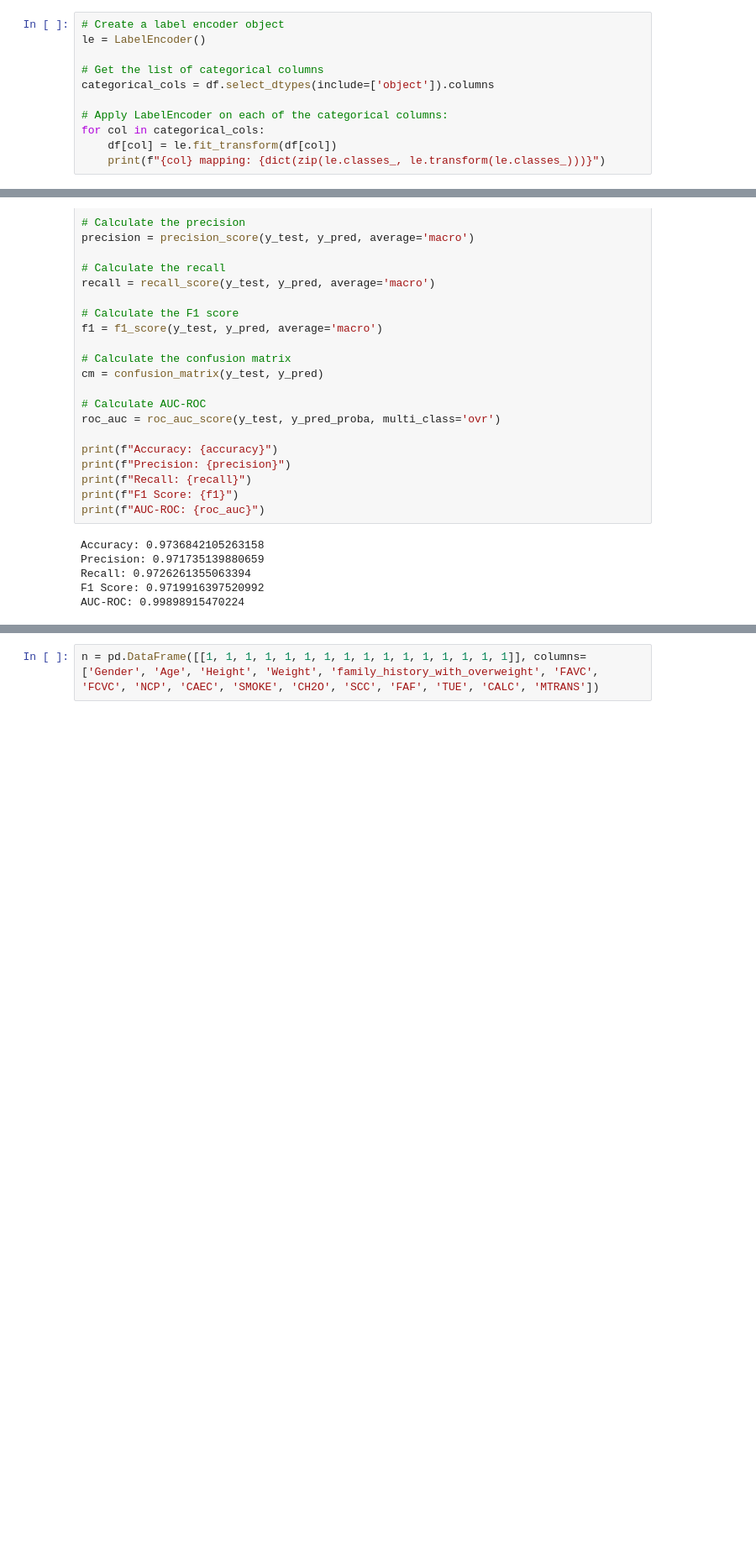
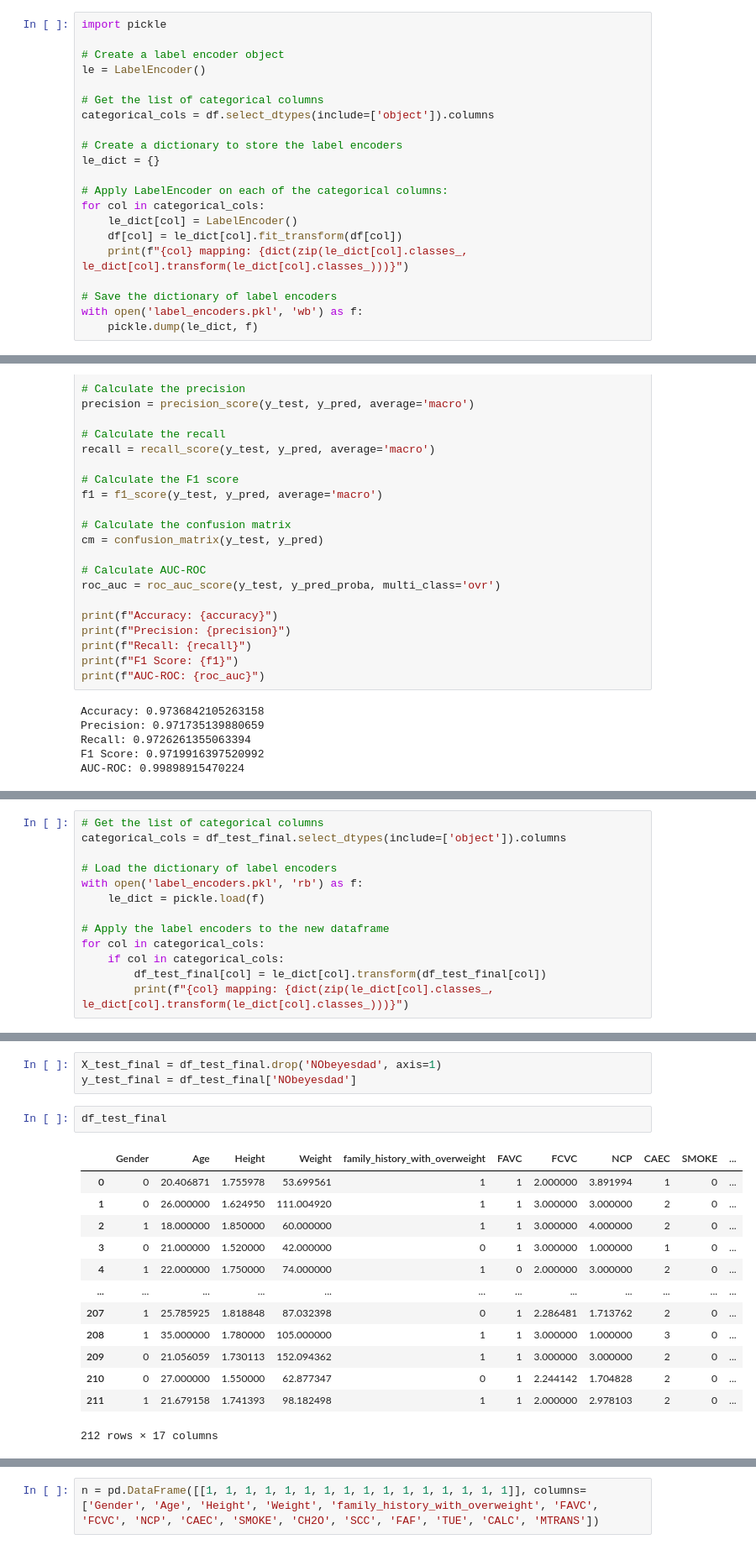
Before and after one commit to othytrigui/Obesity-level-prediction, a Jupyter notebook: main.ipynb, the cells around one changed output, grey strips where cells are left out. Shown at 84% size. Saved outputs shown, nothing was run; the diff lists cells and outputs as text; blank space fills up the shorter version.

```diff
--- a/main.ipynb
+++ b/main.ipynb
@@ -31,16 +31,26 @@ df.head(10)
 | 8 | Female | 26.000000 | 1.633887 | 111.878132 | yes | yes | 3.000000 | 3.000000 | Sometimes | no | ... |
 | 9 | Female | 20.000000 | 1.625236 | 74.433362 | yes | no | 2.522399 | 1.032887 | Sometimes | no | ... |
 # %%
+import pickle
+
 # Create a label encoder object
 le = LabelEncoder()
 
 # Get the list of categorical columns
 categorical_cols = df.select_dtypes(include=['object']).columns
 
+# Create a dictionary to store the label encoders
+le_dict = {}
+
 # Apply LabelEncoder on each of the categorical columns:
 for col in categorical_cols:
-    df[col] = le.fit_transform(df[col])
-    print(f"{col} mapping: {dict(zip(le.classes_, le.transform(le.classes_)))}")
+    le_dict[col] = LabelEncoder()
+    df[col] = le_dict[col].fit_transform(df[col])
+    print(f"{col} mapping: {dict(zip(le_dict[col].classes_, le_dict[col].transform(le_dict[col].classes_)))}")
+
+# Save the dictionary of label encoders
+with open('label_encoders.pkl', 'wb') as f:
+    pickle.dump(le_dict, f)
 # %% [output]
 Gender mapping: {'Female': 0, 'Male': 1}
 family_history_with_overweight mapping: {'no': 0, 'yes': 1}
@@ -188,0 +220,13 @@ plt.ylabel('Truth')
+# %%
+# Get the list of categorical columns
+categorical_cols = df_test_final.select_dtypes(include=['object']).columns
+
+# Load the dictionary of label encoders
+with open('label_encoders.pkl', 'rb') as f:
+    le_dict = pickle.load(f)
+
+# Apply the label encoders to the new dataframe
+for col in categorical_cols:
+    if col in categorical_cols:
+        df_test_final[col] = le_dict[col].transform(df_test_final[col])
+        print(f"{col} mapping: {dict(zip(le_dict[col].classes_, le_dict[col].transform(le_dict[col].classes_)))}")
@@ -188,0 +243,19 @@ plt.ylabel('Truth')
+# %%
+X_test_final = df_test_final.drop('NObeyesdad', axis=1)
+y_test_final = df_test_final['NObeyesdad']
+# %%
+df_test_final
+# %% [output]
+|  | Gender | Age | Height | Weight | family_history_with_overweight | FAVC | FCVC | NCP | CAEC | SMOKE | ... |
+| 0 | 0 | 20.406871 | 1.755978 | 53.699561 | 1 | 1 | 2.000000 | 3.891994 | 1 | 0 | ... |
+| 1 | 0 | 26.000000 | 1.624950 | 111.004920 | 1 | 1 | 3.000000 | 3.000000 | 2 | 0 | ... |
+| 2 | 1 | 18.000000 | 1.850000 | 60.000000 | 1 | 1 | 3.000000 | 4.000000 | 2 | 0 | ... |
+| 3 | 0 | 21.000000 | 1.520000 | 42.000000 | 0 | 1 | 3.000000 | 1.000000 | 1 | 0 | ... |
+| 4 | 1 | 22.000000 | 1.750000 | 74.000000 | 1 | 0 | 2.000000 | 3.000000 | 2 | 0 | ... |
+| ... | ... | ... | ... | ... | ... | ... | ... | ... | ... | ... | ... |
+| 207 | 1 | 25.785925 | 1.818848 | 87.032398 | 0 | 1 | 2.286481 | 1.713762 | 2 | 0 | ... |
+| 208 | 1 | 35.000000 | 1.780000 | 105.000000 | 1 | 1 | 3.000000 | 1.000000 | 3 | 0 | ... |
+| 209 | 0 | 21.056059 | 1.730113 | 152.094362 | 1 | 1 | 3.000000 | 3.000000 | 2 | 0 | ... |
+| 210 | 0 | 27.000000 | 1.550000 | 62.877347 | 0 | 1 | 2.244142 | 1.704828 | 2 | 0 | ... |
+| 211 | 1 | 21.679158 | 1.741393 | 98.182498 | 1 | 1 | 2.000000 | 2.978103 | 2 | 0 | ... |
+212 rows × 17 columns
```
Also changed, not shown: parts of 7 cells of this notebook, 1 other file.
